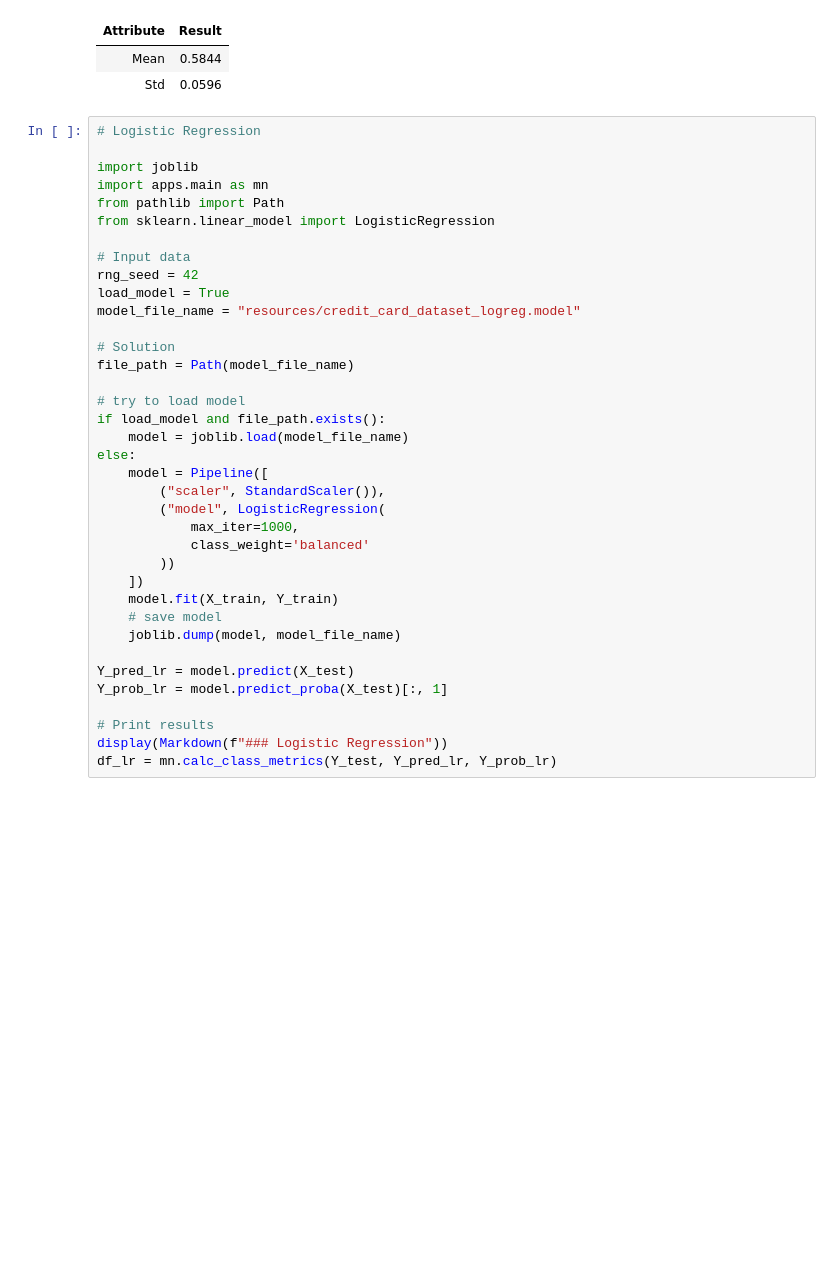
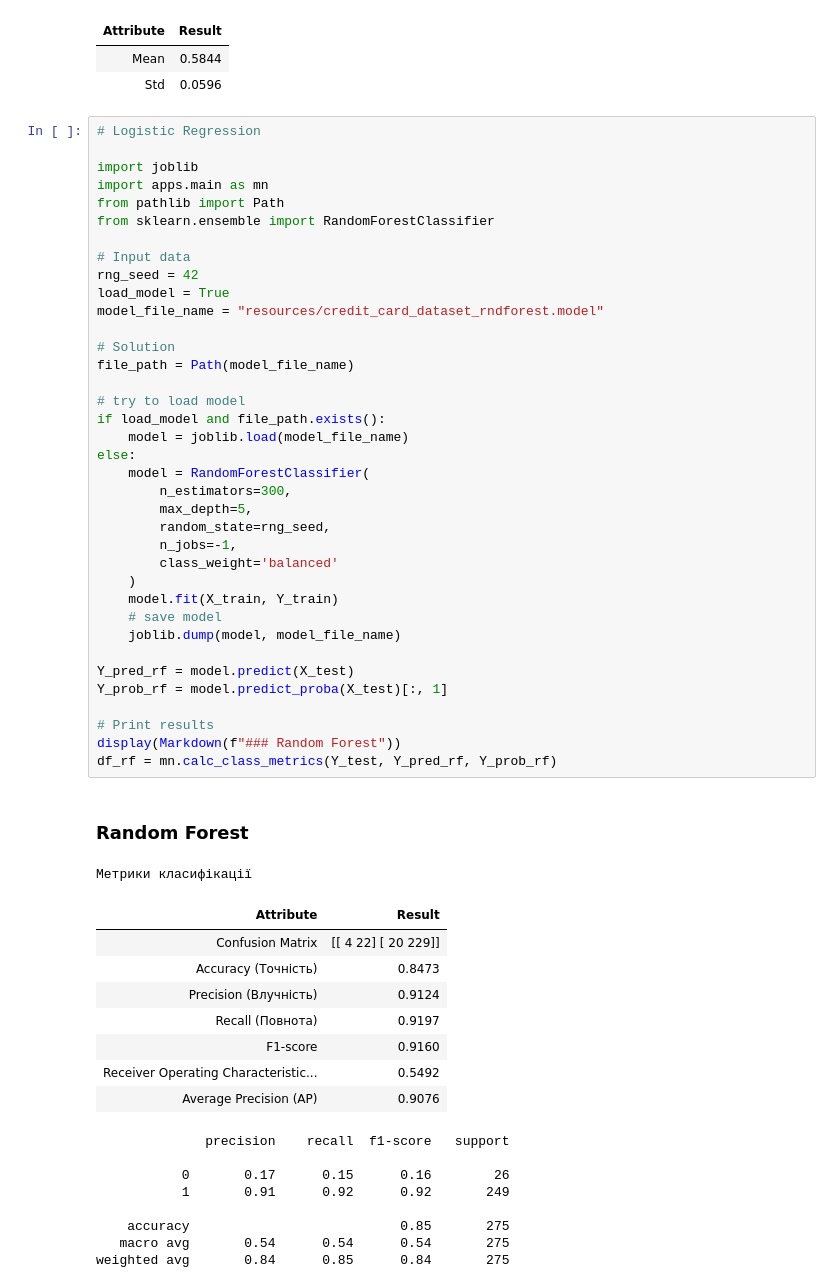
Before and after one commit to BogdanPinchuk/DataScience-PBY_HW20_Course_Project, a Jupyter notebook: Bohdan_Pinchuk_DS_HW20.ipynb, the cells around one changed output. Saved outputs shown, nothing was run; the diff lists cells and outputs as text; blank space fills up the shorter version.

Commit message:
[Homework20] - saved model for random forest

```diff
--- a/Bohdan_Pinchuk_DS_HW20.ipynb
+++ b/Bohdan_Pinchuk_DS_HW20.ipynb
@@ -2719,37 +2719,56 @@ Score results
 # %%
 # Logistic Regression
 
 import joblib
 import apps.main as mn
 from pathlib import Path
-from sklearn.linear_model import LogisticRegression
+from sklearn.ensemble import RandomForestClassifier
 
 # Input data
 rng_seed = 42
 load_model = True
-model_file_name = "resources/credit_card_dataset_logreg.model"
+model_file_name = "resources/credit_card_dataset_rndforest.model"
 
 # Solution
 file_path = Path(model_file_name)
 
 # try to load model
 if load_model and file_path.exists():
     model = joblib.load(model_file_name)
 else:
-    model = Pipeline([
-        ("scaler", StandardScaler()),
-        ("model", LogisticRegression(
-            max_iter=1000,
-            class_weight='balanced'
-        ))
-    ])
+    model = RandomForestClassifier(
+        n_estimators=300,
+        max_depth=5,
+        random_state=rng_seed,
+        n_jobs=-1,
+        class_weight='balanced'
+    )
     model.fit(X_train, Y_train)
     # save model
     joblib.dump(model, model_file_name)
 
-Y_pred_lr = model.predict(X_test)
-Y_prob_lr = model.predict_proba(X_test)[:, 1]
+Y_pred_rf = model.predict(X_test)
+Y_prob_rf = model.predict_proba(X_test)[:, 1]
 
 # Print results
-display(Markdown(f"### Logistic Regression"))
-df_lr = mn.calc_class_metrics(Y_test, Y_pred_lr, Y_prob_lr)
+display(Markdown(f"### Random Forest"))
+df_rf = mn.calc_class_metrics(Y_test, Y_pred_rf, Y_prob_rf)
+# %% [output]
+### Random Forest
+Метрики класифікації
+| Attribute | Result |
+| Confusion Matrix | [[ 4 22] [ 20 229]] |
+| Accuracy (Точність) | 0.8473 |
+| Precision (Влучність) | 0.9124 |
+| Recall (Повнота) | 0.9197 |
+| F1-score | 0.9160 |
+| Receiver Operating Characteristic... | 0.5492 |
+| Average Precision (AP) | 0.9076 |
+              precision    recall  f1-score   support
+
+           0       0.17      0.15      0.16        26
+           1       0.91      0.92      0.92       249
+
+    accuracy                           0.85       275
+   macro avg       0.54      0.54      0.54       275
+weighted avg       0.84      0.85      0.84       275
```
Also changed, not shown: 1 other file.
